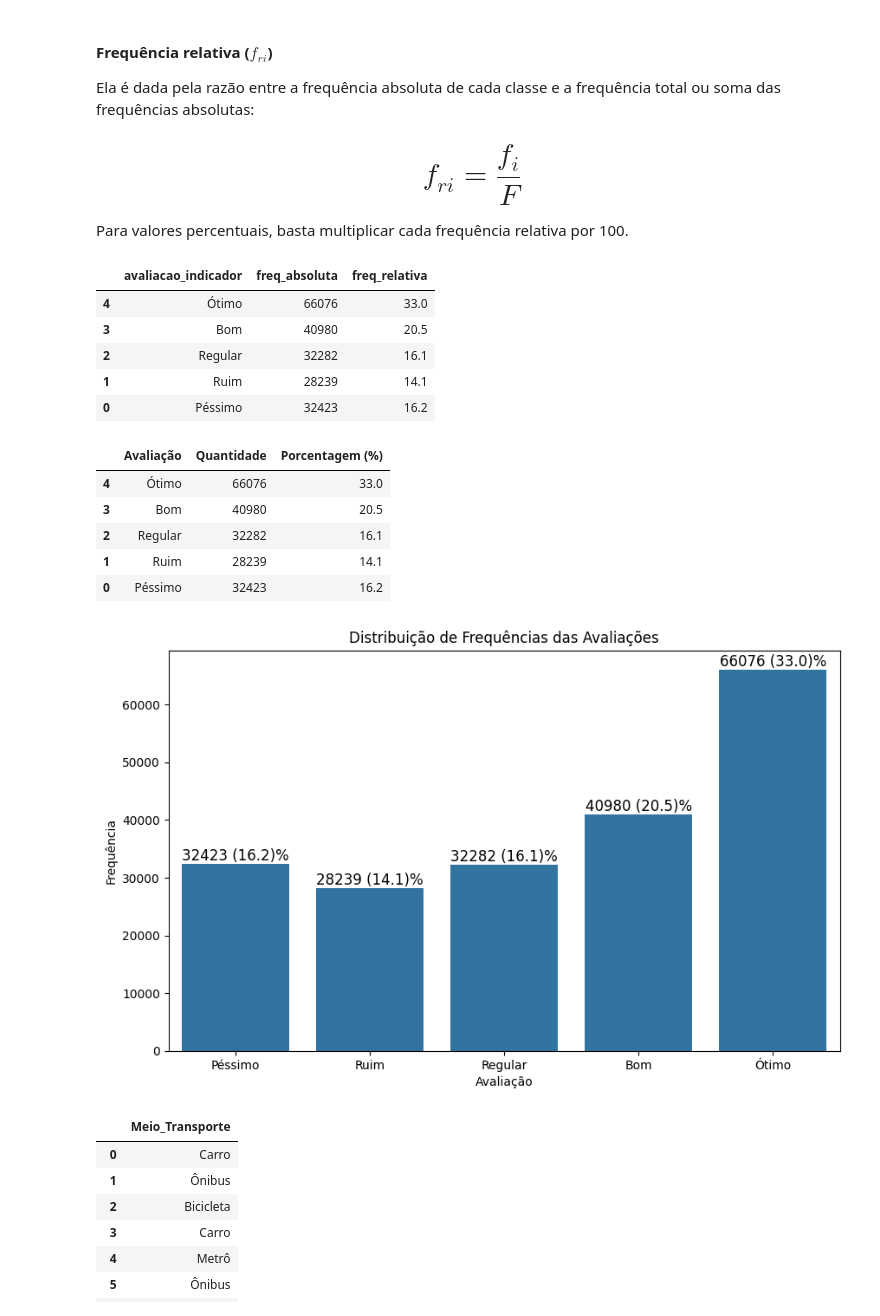
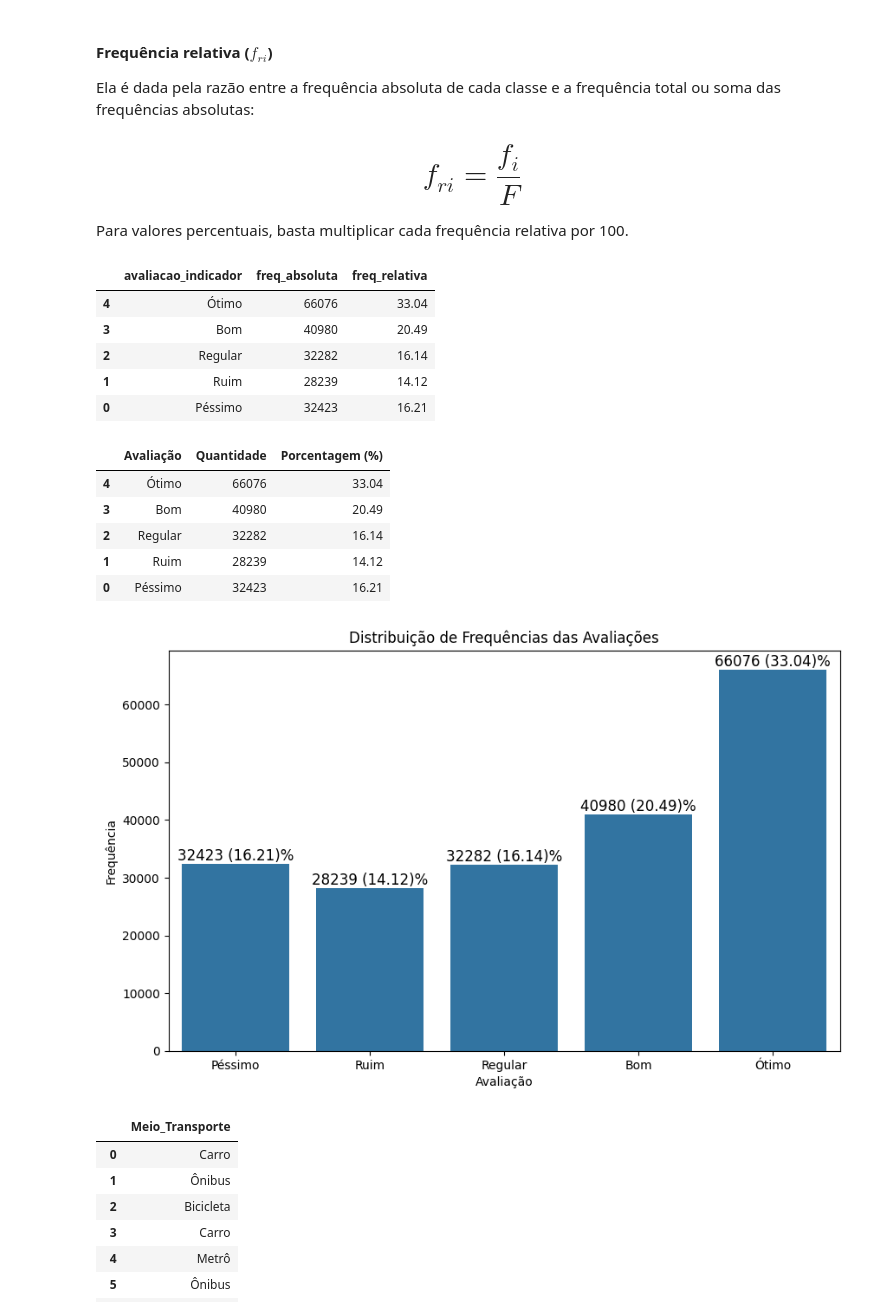
Before and after one commit to lggugs/python, a Jupyter notebook: python_frequencias_e_medidas.ipynb, the cells around one changed output. Saved outputs shown, nothing was run; the diff lists cells and outputs as text; code cells hidden in the pictures.

```diff
--- a/python_frequencias_e_medidas.ipynb
+++ b/python_frequencias_e_medidas.ipynb
@@ -326,15 +326,15 @@ Ela é dada pela razão entre a frequência absoluta de cada classe e a frequên
 
 Para valores percentuais, basta multiplicar cada frequência relativa por 100.
 # %%
-freq_avaliacoes['freq_relativa'] = round( (freq_avaliacoes['freq_absoluta'] / freq_avaliacoes['freq_absoluta'].sum()) * 100, 1 )
+freq_avaliacoes['freq_relativa'] = round( (freq_avaliacoes['freq_absoluta'] / freq_avaliacoes['freq_absoluta'].sum()) * 100, 2 )
 freq_avaliacoes
 # %% [output]
 |  | avaliacao_indicador | freq_absoluta | freq_relativa |
-| 4 | Ótimo | 66076 | 33.0 |
-| 3 | Bom | 40980 | 20.5 |
-| 2 | Regular | 32282 | 16.1 |
-| 1 | Ruim | 28239 | 14.1 |
-| 0 | Péssimo | 32423 | 16.2 |
+| 4 | Ótimo | 66076 | 33.04 |
+| 3 | Bom | 40980 | 20.49 |
+| 2 | Regular | 32282 | 16.14 |
+| 1 | Ruim | 28239 | 14.12 |
+| 0 | Péssimo | 32423 | 16.21 |
 # %%
 # Renomear colunas do dataframe
 freq_avaliacoes.columns = ['Avaliação', 'Quantidade', 'Porcentagem (%)']
@@ -342,29 +342,29 @@ freq_avaliacoes.columns = ['Avaliação', 'Quantidade', 'Porcentagem (%)']
 freq_avaliacoes
 # %% [output]
 |  | Avaliação | Quantidade | Porcentagem (%) |
-| 4 | Ótimo | 66076 | 33.0 |
-| 3 | Bom | 40980 | 20.5 |
-| 2 | Regular | 32282 | 16.1 |
-| 1 | Ruim | 28239 | 14.1 |
-| 0 | Péssimo | 32423 | 16.2 |
+| 4 | Ótimo | 66076 | 33.04 |
+| 3 | Bom | 40980 | 20.49 |
+| 2 | Regular | 32282 | 16.14 |
+| 1 | Ruim | 28239 | 14.12 |
+| 0 | Péssimo | 32423 | 16.21 |
 # %%
 import seaborn as sns
 # %%
 plt.figure(figsize=(10, 6))
 sns.barplot(data=freq_avaliacoes, x='Avaliação', y='Quantidade')
 
 # Adicionar título e rótulos aos eixos
 plt.title('Distribuição de Frequências das Avaliações')
 plt.xlabel('Avaliação')
 plt.ylabel('Frequência')
 
 # Adicionar os rótulos com valores de frequência e porcentagem
 for index, row in freq_avaliacoes.iterrows():
-  plt.text(index, row['Quantidade'] + 0.1, f"{row['Quantidade']} ({row['Porcentagem (%)']:.1f})%", ha='center', va='bottom', fontsize=12)
+  plt.text(index, row['Quantidade'] + 0.1, f"{row['Quantidade']} ({row['Porcentagem (%)']:.2f})%", ha='center', va='bottom', fontsize=12)
 
 plt.show()
 # %% [output]
-[figure, old version]
+[figure, new version]
 # %%
 # Analisar meio de transporte preferido das pessoas
 transporte = [
```
Also changed, not shown: parts of 9 cells of this notebook.
